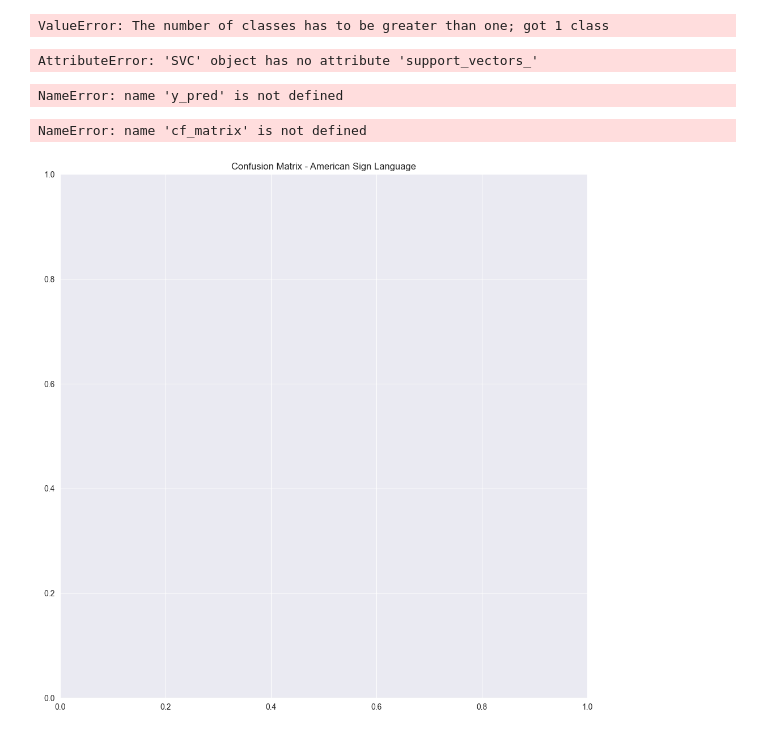
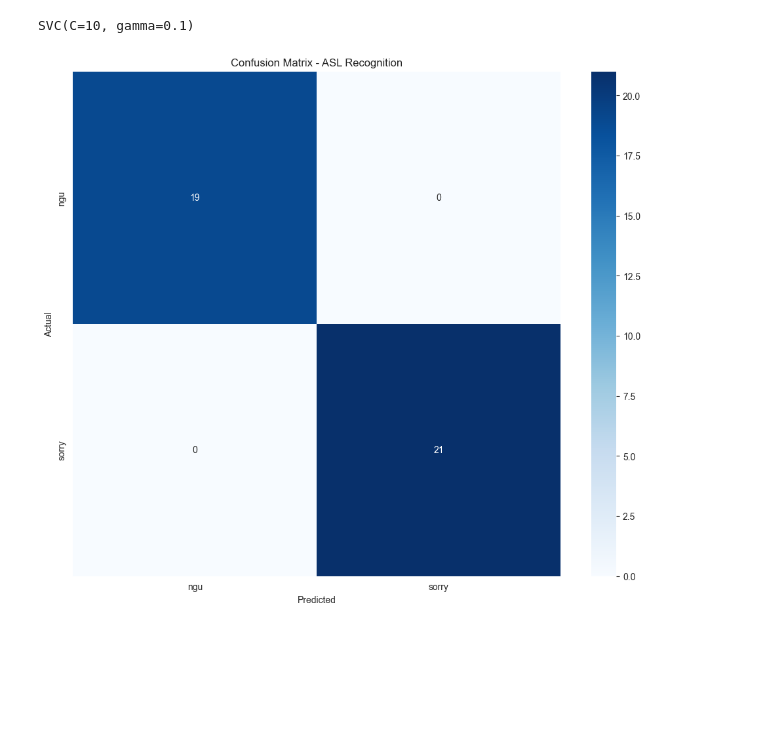
Before and after one commit to Datghb/VSL-hand-gesture-conversion, a Jupyter notebook: train.ipynb, the cells around one changed output. Cells and saved outputs as stored; diff of their text form; code cells hidden in the pictures; blank space fills up the shorter version.

Commit message:
change train_model

```diff
--- a/train.ipynb
+++ b/train.ipynb
@@ -54,41 +15,39 @@ Labels shape = (99,)
+# %%
+df = pd.read_csv('dataset.csv', header=None)
+
+# Kiểm tra số lượng cột và đảm bảo rằng cột cuối cùng là nhãn
+num_columns = df.shape[1]
+df = df.rename(columns={num_columns-1: 'label'})
+# %%
+X = df.iloc[:, :-1]
+y = df['label']
+# %%
+le = LabelEncoder()
+y_encoded = le.fit_transform(y)
 # %%
-x_train, x_test, y_train, y_test = train_test_split(X, Y, test_size=0.2, random_state=0)
+x_train, x_test, y_train, y_test = train_test_split(X, y_encoded, test_size=0.2, random_state=42)
+
+# Huấn luyện mô hình SVM
 svm = SVC(C=10, gamma=0.1, kernel='rbf')
 svm.fit(x_train, y_train)
 # %% [output]
-ValueError: The number of classes has to be greater than one; got 1 class
+SVC(C=10, gamma=0.1)
 # %%
 y_pred = svm.predict(x_test)
-y_pred
-# %% [output]
-AttributeError: 'SVC' object has no attribute 'support_vectors_'
 # %%
 cf_matrix = confusion_matrix(y_test, y_pred)
 f1 = f1_score(y_test, y_pred, average='micro')
 recall = recall_score(y_test, y_pred, average='micro')
 precision = precision_score(y_test, y_pred, average='micro')
-f1, recall, precision
-# %% [output]
-NameError: name 'y_pred' is not defined
-# %%
-labels = sorted(list(set(df['Output'])))
-labels = [x.upper() for x in labels]
-
-fig, ax = plt.subplots(figsize=(12, 12))
-
-ax.set_title("Confusion Matrix - American Sign Language")
-
-maping = sns.heatmap(cf_matrix,
-                     annot=True,
-                     cmap = plt.cm.Blues,
-                     linewidths=.2,
-                     xticklabels=labels,
-                     yticklabels=labels, vmax=8,
-                     fmt='g',
-                     ax=ax
-                    )
-maping
-# %% [output]
-NameError: name 'cf_matrix' is not defined
-[figure, removed]
+# %%
+label_names = le.classes_
+plt.figure(figsize=(12, 10))
+sns.heatmap(cf_matrix, annot=True, fmt='g', cmap='Blues',
+            xticklabels=label_names, yticklabels=label_names)
+plt.title('Confusion Matrix - ASL Recognition')
+plt.xlabel('Predicted')
+plt.ylabel('Actual')
+plt.show()
+# %% [output]
+[figure, added]
 # %%
```
Also changed, not shown: parts of 6 cells of this notebook, 3 other files.
